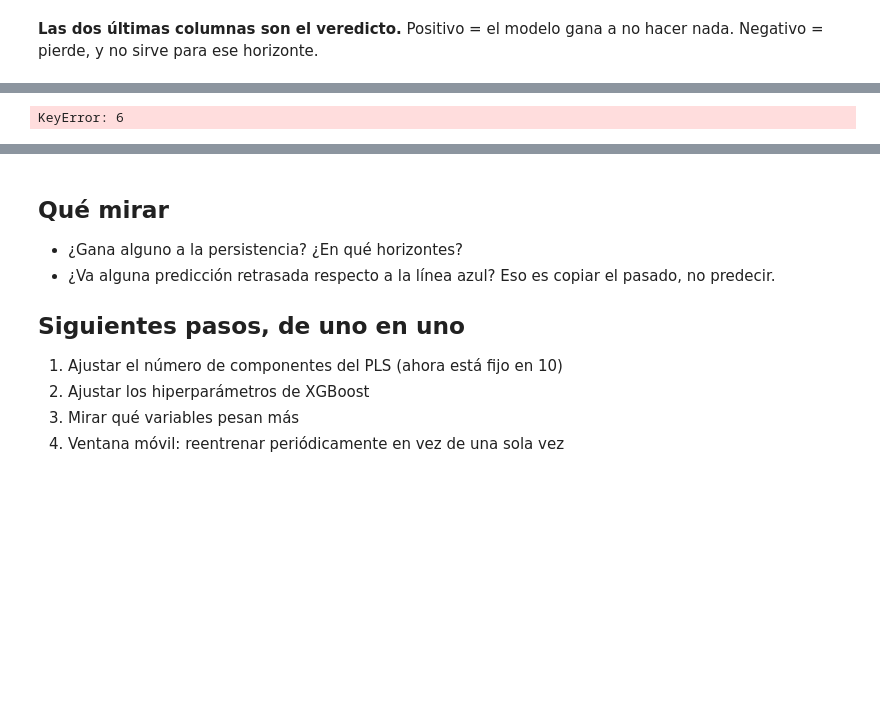
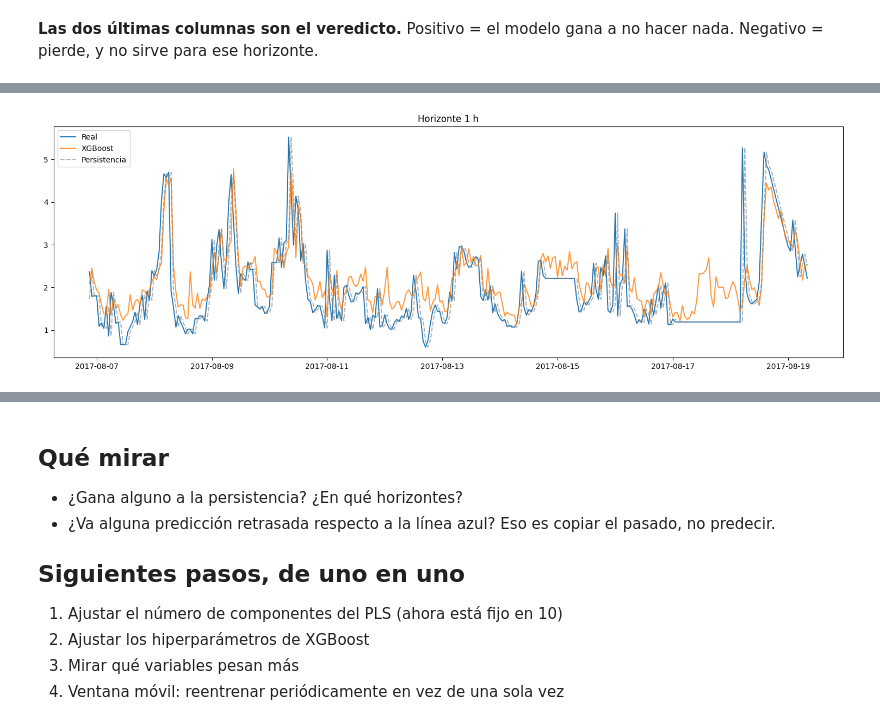
Before and after one commit to gerardo-perez-96/AOVE2-doc, a Jupyter notebook: mining_process_dataset/silica_simple.ipynb, the cells around one changed output, grey strips where cells are left out. Drawn from its saved outputs; the diff is of its cells as text; code cells hidden in the pictures; blank space fills up the shorter version.

```diff
--- a/mining_process_dataset/silica_simple.ipynb
+++ b/mining_process_dataset/silica_simple.ipynb
@@ -301,17 +425,16 @@ plt.show()
 # %%
-H = 6   # cambia para ver otro horizonte
-te, col, pred_pls, pred_xgb = predicciones[H]
+H = 1   # cambia para ver otro horizonte
+te, col, pred_xgb = predicciones[H]
 
 fig, ax = plt.subplots(figsize=(15, 5))
 n = 300
 ax.plot(te[TIME][:n], te[col][:n], label="Real", color="#1f77b4", linewidth=1.4)
-ax.plot(te[TIME][:n], pred_pls[:n], label="PLS", color="#2ca02c", alpha=0.8)
 ax.plot(te[TIME][:n], pred_xgb[:n], label="XGBoost", color="#ff7f0e", alpha=0.8)
 ax.plot(te[TIME][:n], te[TARGET][:n], label="Persistencia", color="gray",
         linestyle="--", alpha=0.6)
 ax.set_title(f"Horizonte {H} h")
 ax.legend()
 plt.tight_layout()
 plt.show()
 # %% [output]
-KeyError: 6
+[figure, added]
```
Also changed, not shown: parts of 15 cells of this notebook, 6 other files.
